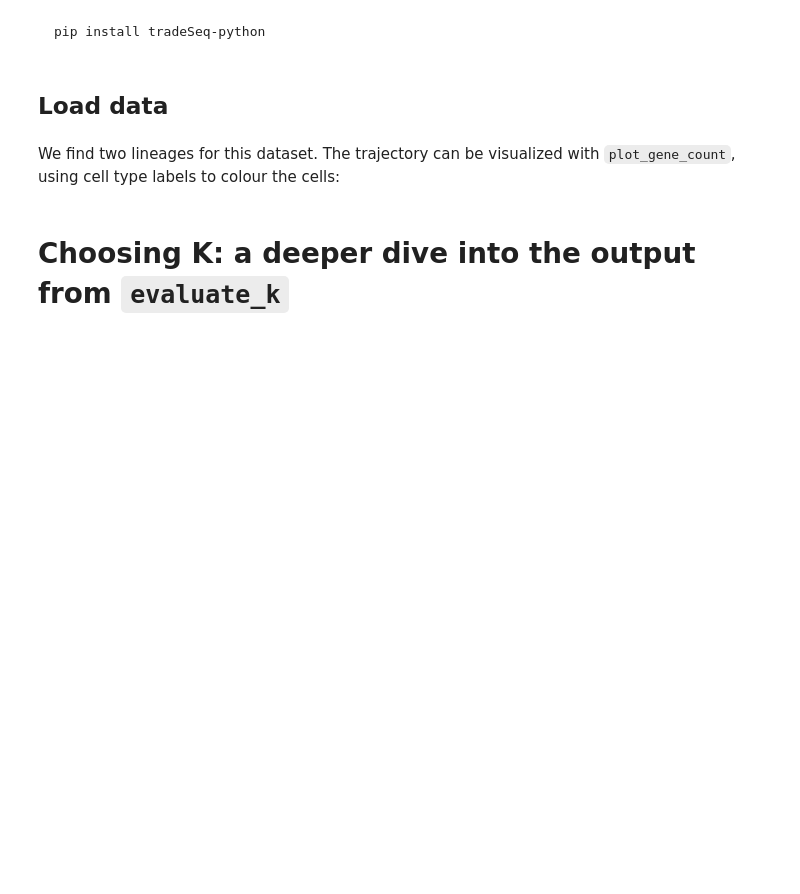
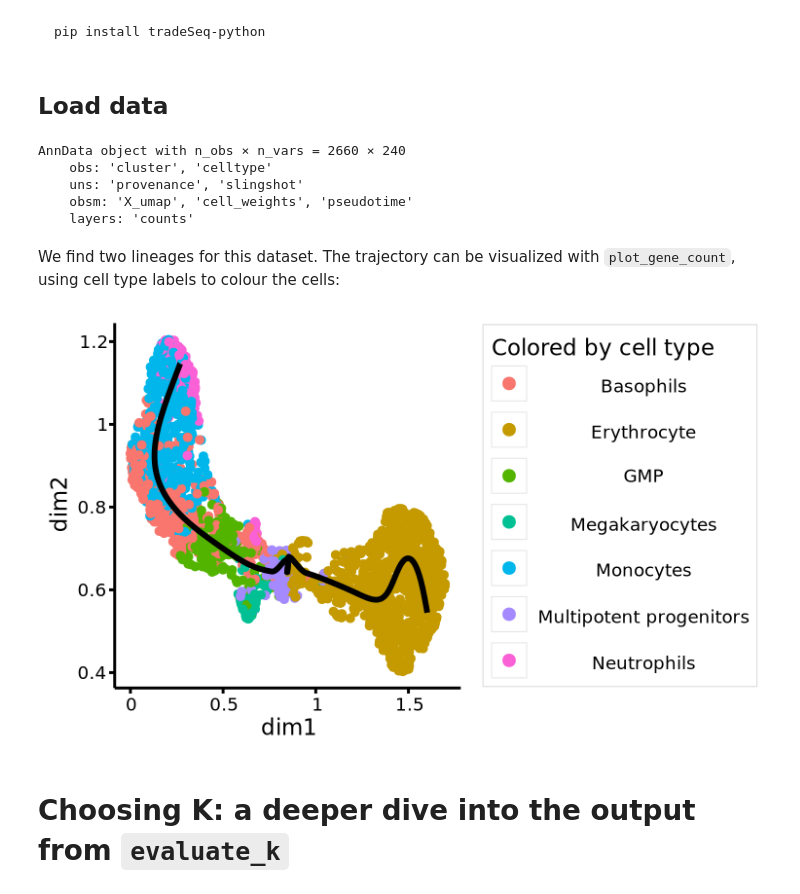
Before and after one commit to Bio-Babel/tradeSeq-python, a Jupyter notebook: tutorials/fitGAM.ipynb, the cells around one changed output. Cells and saved outputs as stored; diff of their text form; code cells hidden in the pictures; blank space fills up the shorter version.

```diff
--- a/tutorials/fitGAM.ipynb
+++ b/tutorials/fitGAM.ipynb
@@ -24,16 +24,45 @@ pip install tradeSeq-python
 # %%
 import numpy as np
 import pandas as pd
+from IPython.display import Image, display
+
+import ggplot2_py as g
+from patchwork._display import gtable_to_png
+from patchwork.core import patchworkGrob
 
 import tradeseq as ts
 
+
+def show_plot(plot, *, width, height):
+    plot.fig_width = width
+    plot.fig_height = height
+    display(plot)
+
+
+def show_patchwork(plot, *, width, height, dpi=150):
+    png = gtable_to_png(patchworkGrob(plot), width=width, height=height, dpi=dpi)
+    display(Image(data=png, format='png'))
+
+
 adata = ts.load_paul15()
 adata
+# %% [output]
+AnnData object with n_obs × n_vars = 2660 × 240
+    obs: 'cluster', 'celltype'
+    uns: 'provenance', 'slingshot'
+    obsm: 'X_umap', 'cell_weights', 'pseudotime'
+    layers: 'counts'
 # %% [markdown]
 We find two lineages for this dataset. The trajectory can be visualized
 with `plot_gene_count`, using cell type labels to colour the cells:
 # %%
-ts.plot_gene_count(adata, clusters_key='celltype', title='Colored by cell type')
+show_plot(
+    ts.plot_gene_count(adata, clusters_key='celltype', title='Colored by cell type'),
+    width=5,
+    height=3,
+)
+# %% [output]
+[figure, added]
 # %% [markdown]
 # Choosing K: a deeper dive into the output from `evaluate_k`
 # %% [markdown]
```
Also changed, not shown: parts of 18 cells of this notebook, 12 other files.
